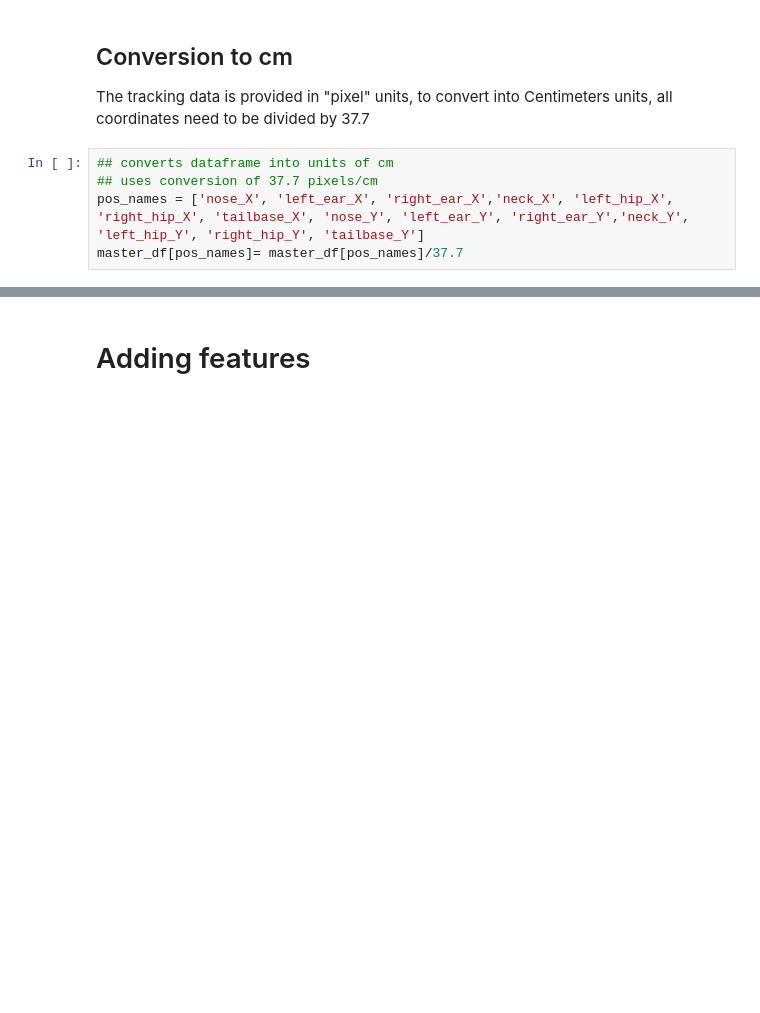
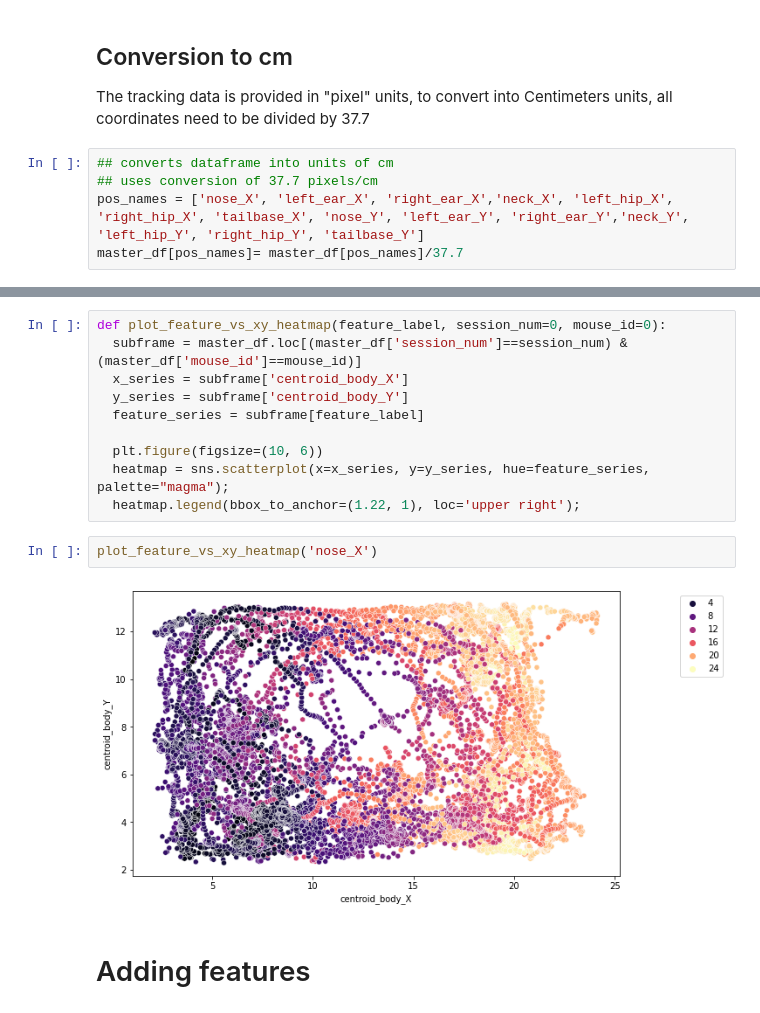
Before and after one commit to ffvoigt/neuromatch-compneuro-2022-project, a Jupyter notebook: Feature_Extraction_NM2022_Sfenj1.ipynb, the cells around one changed output, grey strips where cells are left out. Saved outputs shown, nothing was run; the diff lists cells and outputs as text; blank space fills up the shorter version.

```diff
--- a/Feature_Extraction_NM2022_Sfenj1.ipynb
+++ b/Feature_Extraction_NM2022_Sfenj1.ipynb
@@ -69,3 +88,17 @@ master_df[pos_names]= master_df[pos_names]/37.7
+# %%
+def plot_feature_vs_xy_heatmap(feature_label, session_num=0, mouse_id=0):
+  subframe = master_df.loc[(master_df['session_num']==session_num) & (master_df['mouse_id']==mouse_id)]
+  x_series = subframe['centroid_body_X']
+  y_series = subframe['centroid_body_Y']
+  feature_series = subframe[feature_label]
+
+  plt.figure(figsize=(10, 6))
+  heatmap = sns.scatterplot(x=x_series, y=y_series, hue=feature_series, palette="magma");
+  heatmap.legend(bbox_to_anchor=(1.22, 1), loc='upper right');
+# %%
+plot_feature_vs_xy_heatmap('nose_X')
+# %% [output]
+[figure, added]
 # %% [markdown]
 # Adding features
 # %% [markdown]
```
Also changed, not shown: parts of 45 cells of this notebook.
